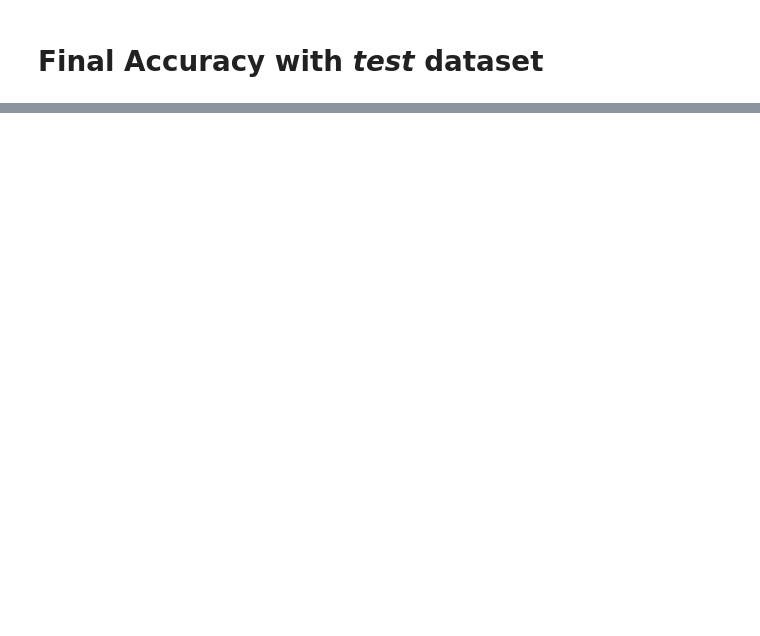
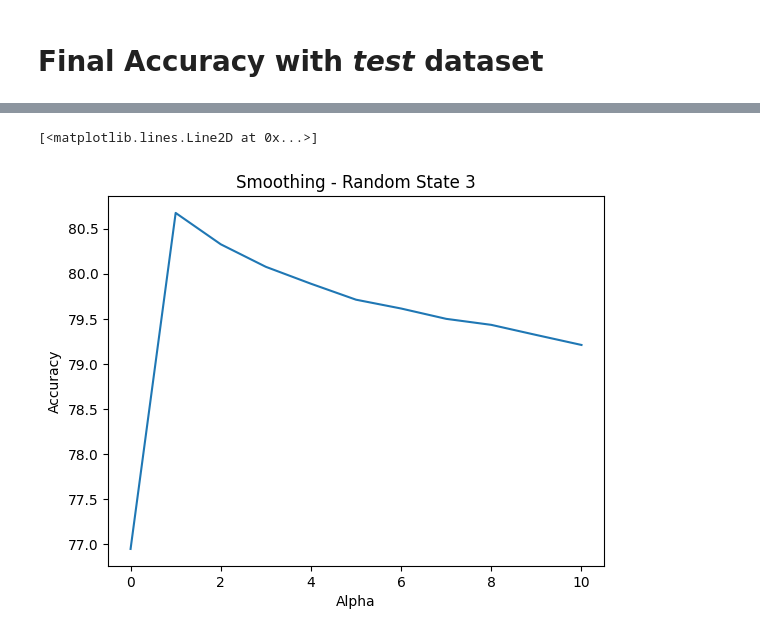
Before and after one commit to hayden-huynh/Rotten-Tomatoes-Review-Classifier, a Jupyter notebook: RT_Reviews_NaiveBayes_Classifier.ipynb, the cells around one changed output, grey strips where cells are left out. Saved outputs shown, nothing was run; the diff lists cells and outputs as text; code cells hidden in the pictures; blank space fills up the shorter version.

```diff
--- a/RT_Reviews_NaiveBayes_Classifier.ipynb
+++ b/RT_Reviews_NaiveBayes_Classifier.ipynb
@@ -374,0 +409,9 @@ Successfully classified 38561/48000 (80.3354%) correctly
+# %%
+plt.figure()
+plt.title('Smoothing - Random State 3')
+plt.xlabel("Alpha")
+plt.ylabel("Accuracy")
+plt.plot(smoothing_3['alpha'], smoothing_3['accuracy'])
+# %% [output]
+[<matplotlib.lines.Line2D at 0x...>]
+[figure, added]
```
Also changed, not shown: parts of 18 cells of this notebook.
